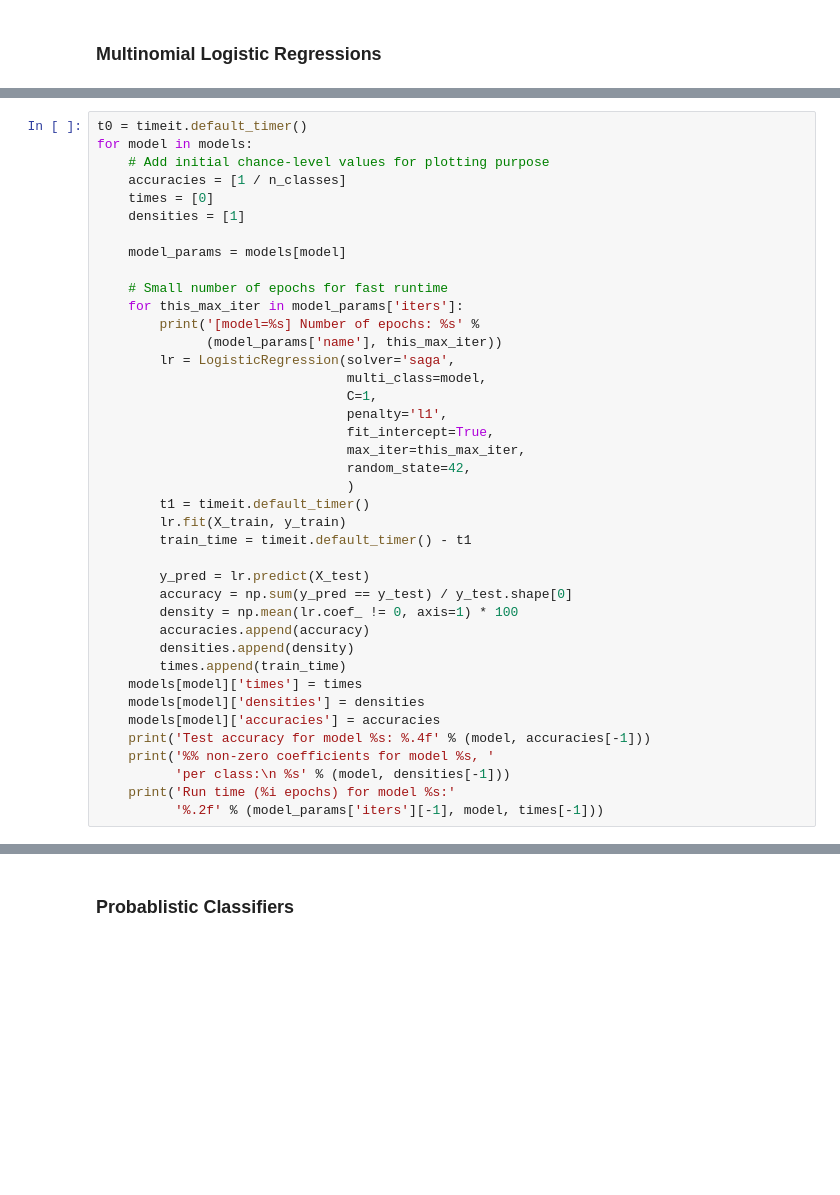
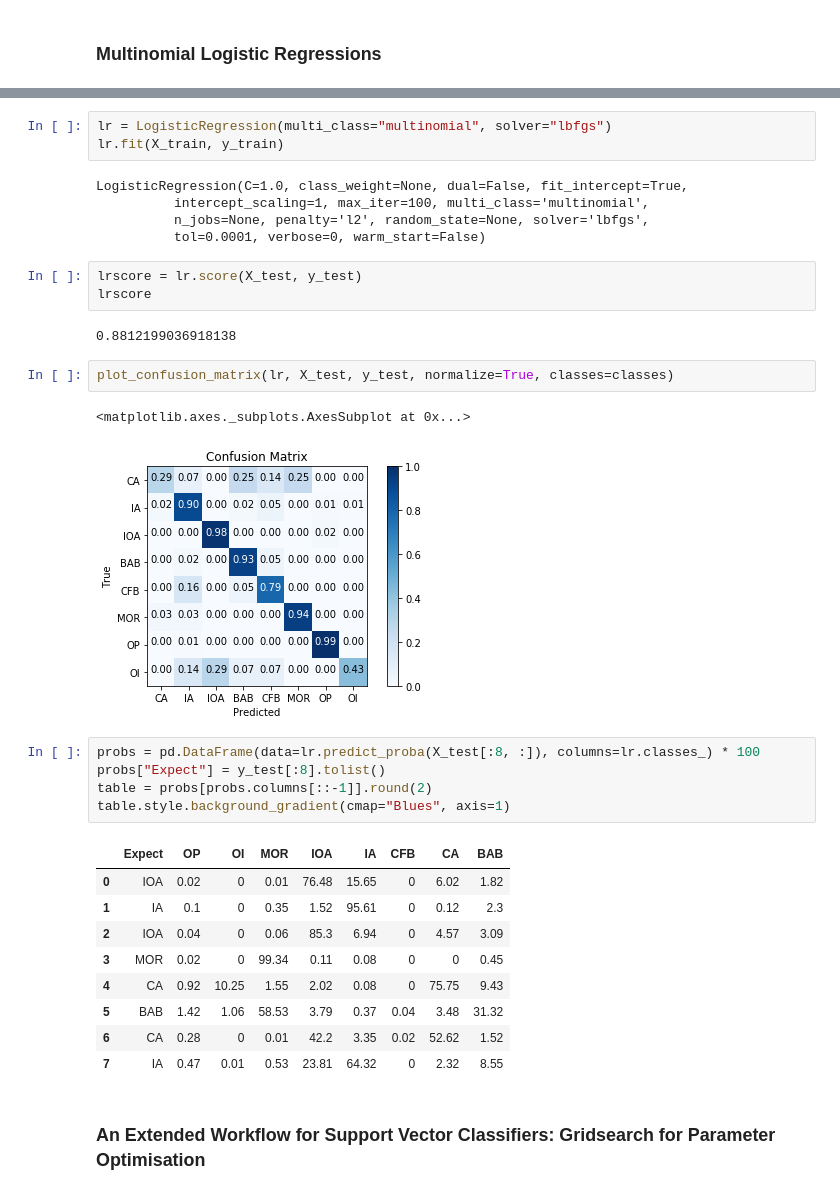
Before and after one commit to morganjwilliams/aegc2019, a Jupyter notebook: notebooks/3_Classifiers_ClassifierModels.ipynb, the cells around one changed output, grey strips where cells are left out. Cells and saved outputs as stored; diff of their text form; blank space fills up the shorter version.

```diff
--- a/notebooks/3_Classifiers_ClassifierModels.ipynb
+++ b/notebooks/3_Classifiers_ClassifierModels.ipynb
@@ -50,40 +116,0 @@ Dataset 20newsgroup, train_samples=16961, n_features=130107, n_classes=20
-# %%
-t0 = timeit.default_timer()
-for model in models:
-    # Add initial chance-level values for plotting purpose
-    accuracies = [1 / n_classes]
-    times = [0]
-    densities = [1]
-
-    model_params = models[model]
-
-    # Small number of epochs for fast runtime
-    for this_max_iter in model_params['iters']:
-        print('[model=%s] Number of epochs: %s' %
-              (model_params['name'], this_max_iter))
-        lr = LogisticRegression(solver='saga',
-                                multi_class=model,
-                                C=1,
-                                penalty='l1',
-                                fit_intercept=True,
-                                max_iter=this_max_iter,
-                                random_state=42,
-                                )
-        t1 = timeit.default_timer()
-        lr.fit(X_train, y_train)
-        train_time = timeit.default_timer() - t1
-
-        y_pred = lr.predict(X_test)
-        accuracy = np.sum(y_pred == y_test) / y_test.shape[0]
-        density = np.mean(lr.coef_ != 0, axis=1) * 100
-        accuracies.append(accuracy)
-        densities.append(density)
-        times.append(train_time)
-    models[model]['times'] = times
-    models[model]['densities'] = densities
-    models[model]['accuracies'] = accuracies
-    print('Test accuracy for model %s: %.4f' % (model, accuracies[-1]))
-    print('%% non-zero coefficients for model %s, '
-          'per class:\n %s' % (model, densities[-1]))
-    print('Run time (%i epochs) for model %s:'
-          '%.2f' % (model_params['iters'][-1], model, times[-1]))
@@ -111,2 +117,35 @@ Run time (7 epochs) for model multinomial:6.76
-# %% [markdown]
-### Probablistic Classifiers
+# %%
+lr = LogisticRegression(multi_class="multinomial", solver="lbfgs")
+lr.fit(X_train, y_train)
+# %% [output]
+LogisticRegression(C=1.0, class_weight=None, dual=False, fit_intercept=True,
+          intercept_scaling=1, max_iter=100, multi_class='multinomial',
+          n_jobs=None, penalty='l2', random_state=None, solver='lbfgs',
+          tol=0.0001, verbose=0, warm_start=False)
+# %%
+lrscore = lr.score(X_test, y_test)
+lrscore
+# %% [output]
+0.8812199036918138
+# %%
+plot_confusion_matrix(lr, X_test, y_test, normalize=True, classes=classes)
+# %% [output]
+<matplotlib.axes._subplots.AxesSubplot at 0x...>
+[figure, added]
+# %%
+probs = pd.DataFrame(data=lr.predict_proba(X_test[:8, :]), columns=lr.classes_) * 100
+probs["Expect"] = y_test[:8].tolist()
+table = probs[probs.columns[::-1]].round(2)
+table.style.background_gradient(cmap="Blues", axis=1)
+# %% [output]
+|  | Expect | OP | OI | MOR | IOA | IA | CFB | CA | BAB |
+| 0 | IOA | 0.02 | 0 | 0.01 | 76.48 | 15.65 | 0 | 6.02 | 1.82 |
+| 1 | IA | 0.1 | 0 | 0.35 | 1.52 | 95.61 | 0 | 0.12 | 2.3 |
+| 2 | IOA | 0.04 | 0 | 0.06 | 85.3 | 6.94 | 0 | 4.57 | 3.09 |
+| 3 | MOR | 0.02 | 0 | 99.34 | 0.11 | 0.08 | 0 | 0 | 0.45 |
+| 4 | CA | 0.92 | 10.25 | 1.55 | 2.02 | 0.08 | 0 | 75.75 | 9.43 |
+| 5 | BAB | 1.42 | 1.06 | 58.53 | 3.79 | 0.37 | 0.04 | 3.48 | 31.32 |
+| 6 | CA | 0.28 | 0 | 0.01 | 42.2 | 3.35 | 0.02 | 52.62 | 1.52 |
+| 7 | IA | 0.47 | 0.01 | 0.53 | 23.81 | 64.32 | 0 | 2.32 | 8.55 |
+# %% [markdown]
+### An Extended Workflow for Support Vector Classifiers: Gridsearch for Parameter Optimisation
```
Also changed, not shown: parts of 31 cells of this notebook.
